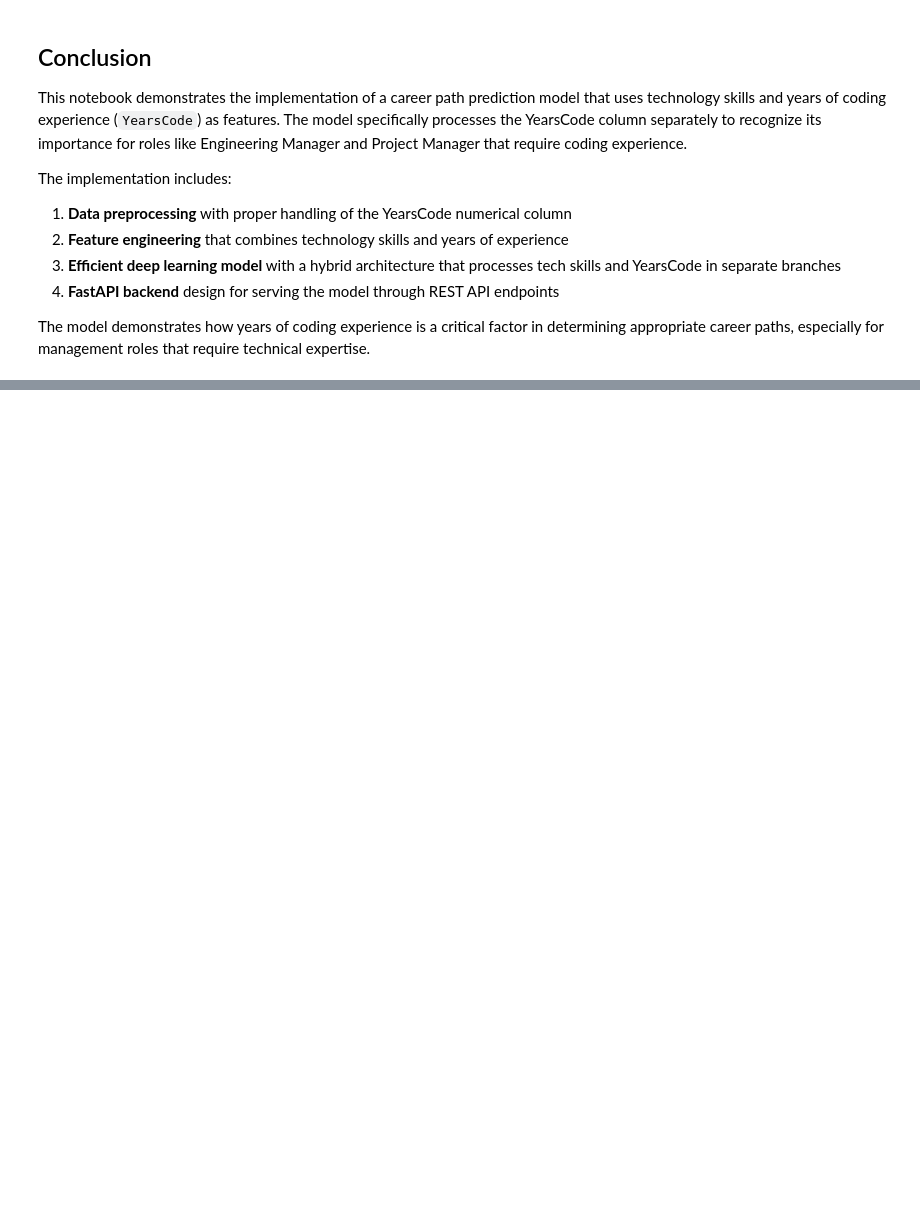
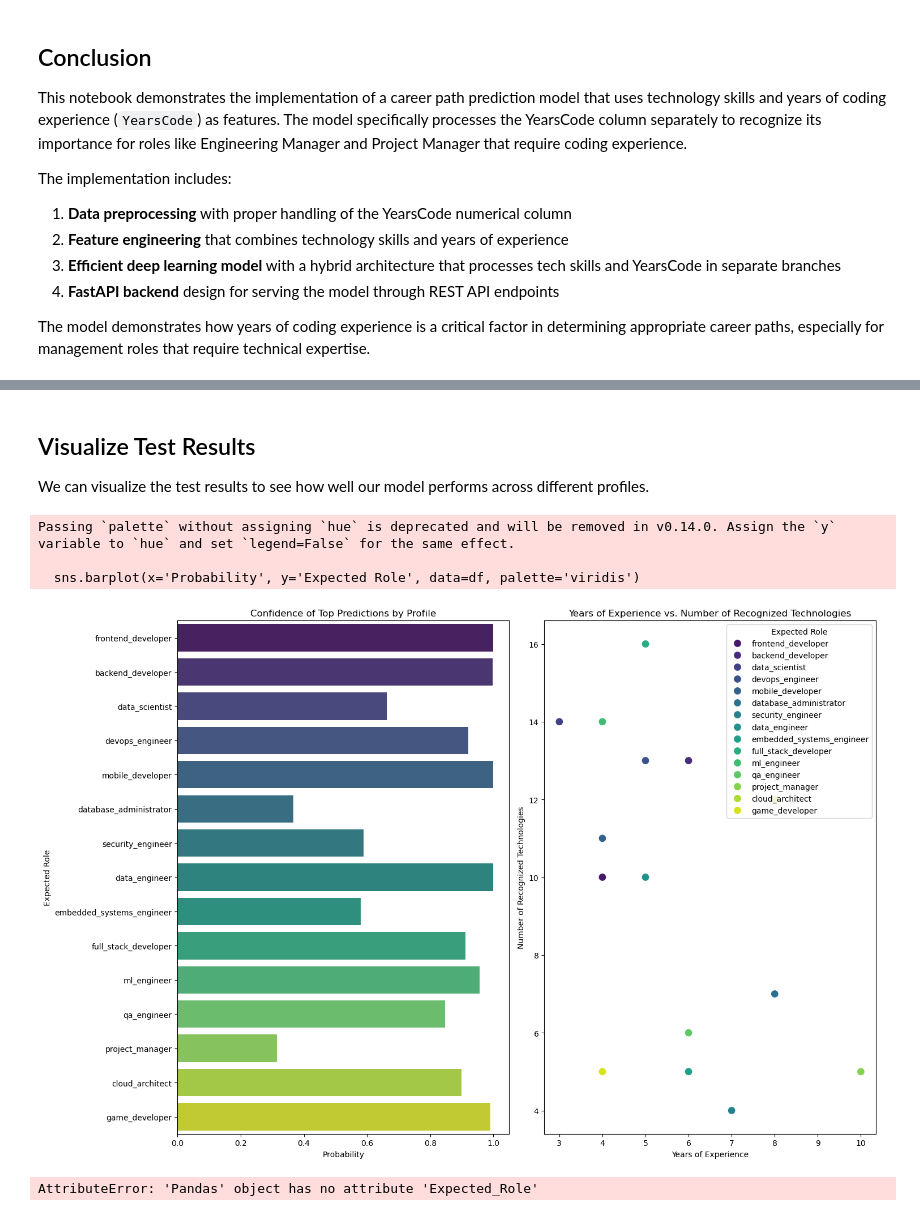
Before and after one commit to TayebKahia/CareerConnect, a Jupyter notebook: notebooks/5-kt-stackOverFlow_embedding.ipynb, the cells around one changed output, grey strips where cells are left out. Saved outputs shown, nothing was run; the diff lists cells and outputs as text; code cells hidden in the pictures; blank space fills up the shorter version.

Commit message:
first prototype model

```diff
--- a/notebooks/5-kt-stackOverFlow_embedding.ipynb
+++ b/notebooks/5-kt-stackOverFlow_embedding.ipynb
@@ -538,7 +699,7 @@ X_test_years = X_test['YearsCode'].values.reshape(-1, 1)
 # Train the model
 history = model.fit(
     [X_train_tech, X_train_years], y_train,
-    epochs=20,
+    epochs=200,
     batch_size=64,
     validation_data=([X_test_tech, X_test_years], y_test),
     verbose=1
@@ -674,7 +892,7 @@ save_model(model, mlb, target_mlb, scaler)
 def test_model_loading(model_dir="../models", sample_text=None):
     """Test loading the model and making predictions."""
     # Load model
-    model_path = os.path.join(model_dir, "career_path_model")
+    model_path = os.path.join(model_dir, "career_path_model.keras")
     loaded_model = tf.keras.models.load_model(model_path)
 
     # Load components
@@ -690,6 +908,7 @@ def test_model_loading(model_dir="../models", sample_text=None):
 
     # If a sample text is provided, demonstrate prediction
     if sample_text:
+        # Import is now safe since we added the project root to sys.path above
         from src.features import ConceptMatcher
 
         # Initialize technology matcher
@@ -772,7 +1010,7 @@ from src.features import ConceptMatcher
 
 # Load model and components
 MODEL_DIR = "../models"
-model = tf.keras.models.load_model(os.path.join(MODEL_DIR, "career_path_model"))
+model = tf.keras.models.load_model(os.path.join(MODEL_DIR, "career_path_model.keras"))
 components = joblib.load(os.path.join(MODEL_DIR, "model_components.joblib"))
 tech_mlb = components["tech_mlb"]
 target_mlb = components["target_mlb"]
@@ -956,0 +1628,65 @@ The model demonstrates how years of coding experience is a critical factor in de
+# %% [markdown]
+## Visualize Test Results
+
+We can visualize the test results to see how well our model performs across different profiles.
+# %%
+# Visualize test results
+def visualize_test_results(results):
+    """Visualize the test results using bar charts."""
+    import matplotlib.pyplot as plt
+    import seaborn as sns
+
+    # Set up the figure
+    plt.figure(figsize=(15, 10))
+
+    # Create a DataFrame for easier visualization
+    visualization_data = []
+
+    for role_name, result in results.items():
+        # Get the top prediction
+        top_prediction = result['predictions'][0]['career_path']
+        top_probability = result['predictions'][0]['probability']
+
+        visualization_data.append({
+            'Expected Role': role_name,
+            'Top Prediction': top_prediction,
+            'Probability': top_probability,
+            'Years Experience': result['years_experience'],
+            'Technologies Count': len(result['recognized_techs'])
+        })
+
+    df = pd.DataFrame(visualization_data)
+
+    # Create a bar plot with the top predictions and their probabilities
+    plt.subplot(1, 2, 1)
+    sns.barplot(x='Probability', y='Expected Role', data=df, palette='viridis')
+    plt.title('Confidence of Top Predictions by Profile')
+    plt.xlabel('Probability')
+    plt.ylabel('Expected Role')
+
+    # Create a scatter plot of years experience vs. technologies count
+    plt.subplot(1, 2, 2)
+    sns.scatterplot(x='Years Experience', y='Technologies Count',
+                   data=df, s=100, hue='Expected Role', palette='viridis')
+    plt.title('Years of Experience vs. Number of Recognized Technologies')
+    plt.xlabel('Years of Experience')
+    plt.ylabel('Number of Recognized Technologies')
+
+    plt.tight_layout()
+    plt.show()
+
+    # Print matching statistics
+    exact_matches = sum(1 for row in df.itertuples() if row.Expected_Role.replace('_', ' ') in row.Top_Prediction.lower())
+    print(f"Exact or partial role matches: {exact_matches} out of {len(df)} ({exact_matches/len(df)*100:.1f}%)")
+
+# Uncomment to visualize test results
+if 'test_results' in locals():
+    visualize_test_results(test_results)
+else:
+    print("Run the test_all_samples function first to generate results")
+# %% [output]
+Passing `palette` without assigning `hue` is deprecated and will be removed in v0.14.0. Assign the `y` variable to `hue` and set `legend=False` for the same effect.
+
+  sns.barplot(x='Probability', y='Expected Role', data=df, palette='viridis')
+[figure, added]
+AttributeError: 'Pandas' object has no attribute 'Expected_Role'
```
Also changed, not shown: parts of 22 cells of this notebook, 2 other files.
